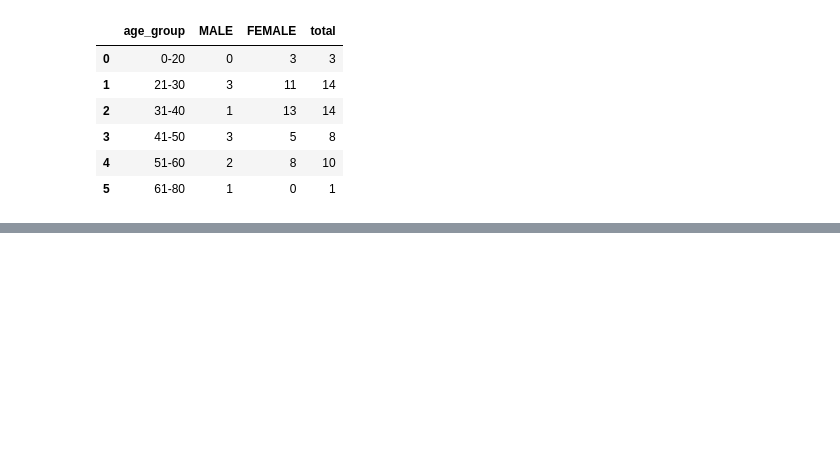
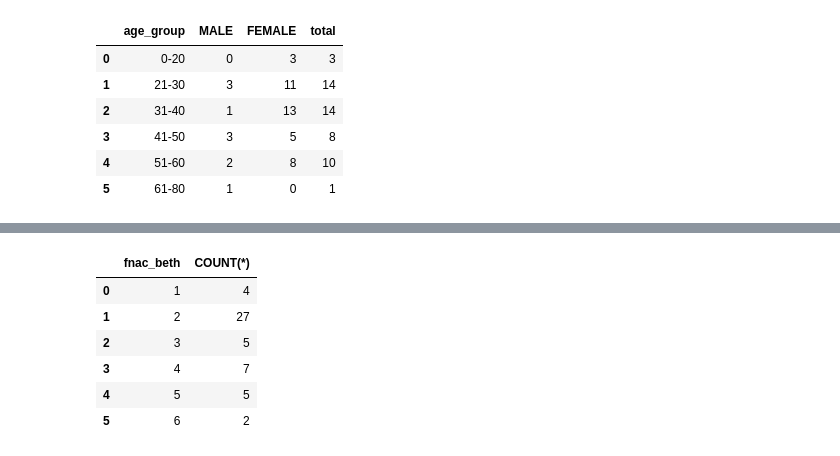
Before and after one commit to vishnoiprem/Chargebee-etl, a Jupyter notebook: Copy_of_Copy_of_suresh_asignment.ipynb, the cells around one changed output, grey strips where cells are left out. Cells and saved outputs as stored; diff of their text form; code cells hidden in the pictures; blank space fills up the shorter version.

```diff
--- a/Copy_of_Copy_of_suresh_asignment.ipynb
+++ b/Copy_of_Copy_of_suresh_asignment.ipynb
@@ -307,0 +496,19 @@ KeyError: ignored
+# %%
+ex1_sql_query="""
+select fnac_beth, COUNT(*)
+      FROM xls_df
+          GROUP BY fnac_beth
+"""
+output = sqldf(ex1_sql_query)
+output
+writer = pd.ExcelWriter('/content/drive/My Drive/suresh/fnac_beth.xlsx', engine='openpyxl')
+output.to_excel(writer, 'fnac_beth')
+output
+# %% [output]
+|  | fnac_beth | COUNT(*) |
+| 0 | 1 | 4 |
+| 1 | 2 | 27 |
+| 2 | 3 | 5 |
+| 3 | 4 | 7 |
+| 4 | 5 | 5 |
+| 5 | 6 | 2 |
```
Also changed, not shown: parts of 22 cells of this notebook.
